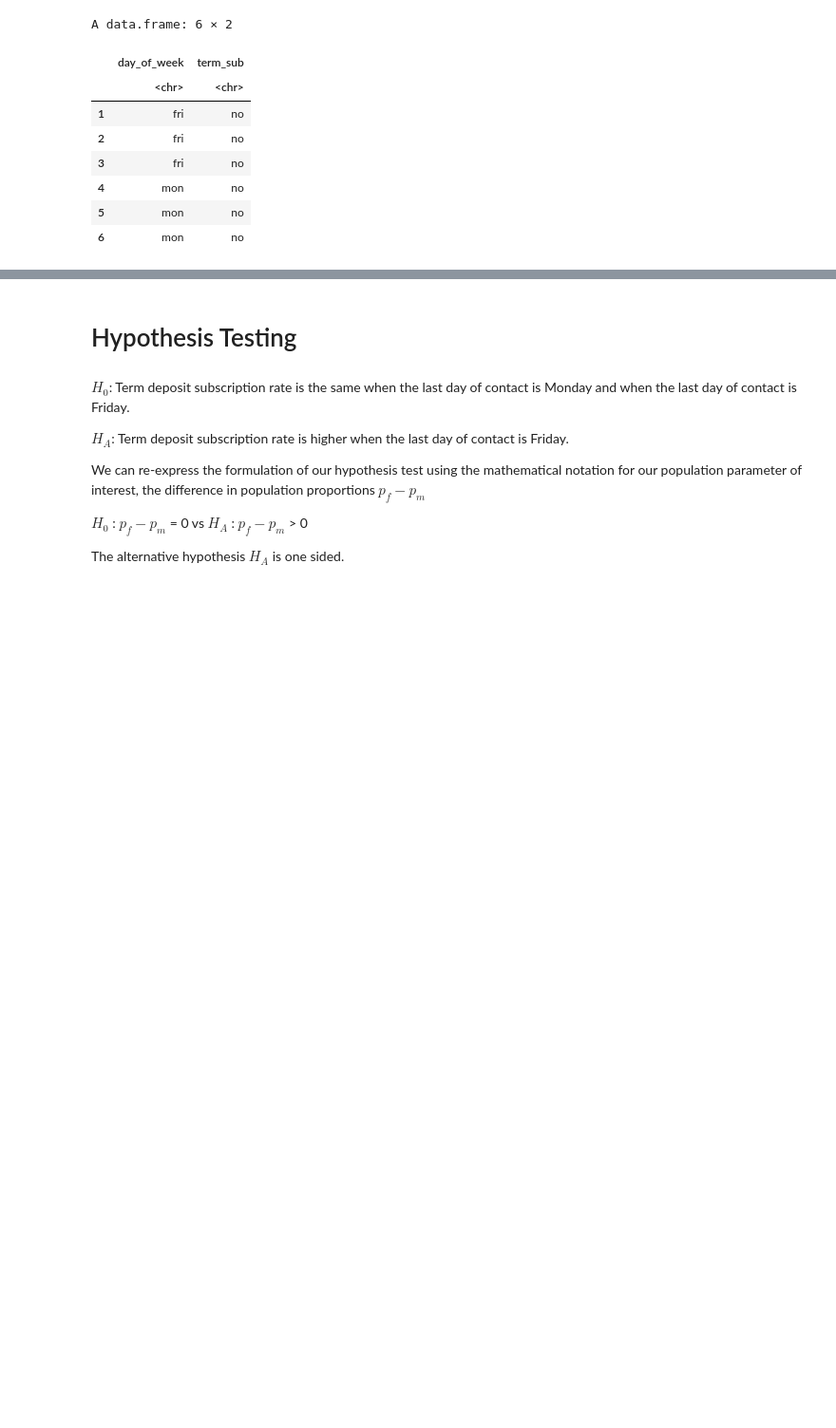
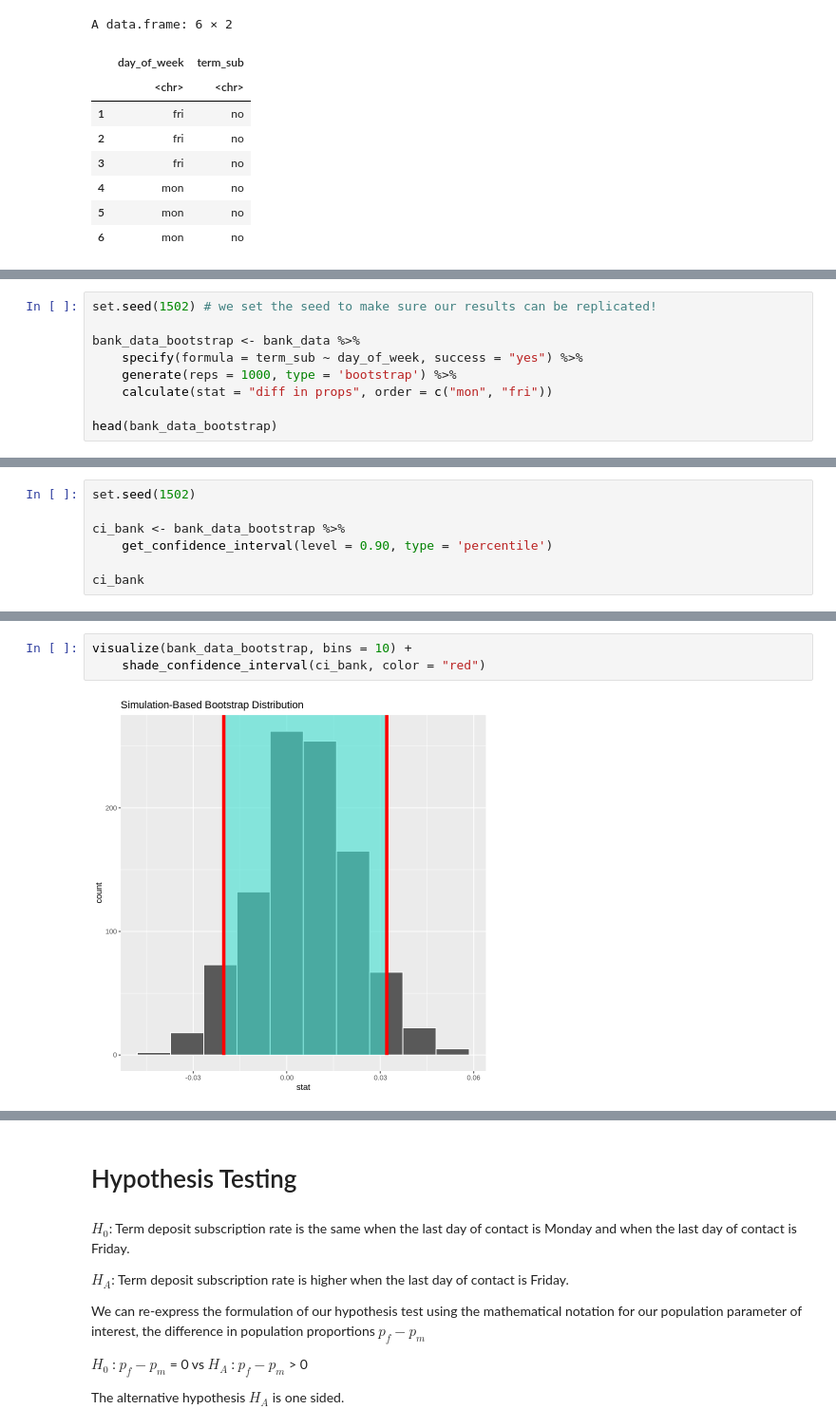
Before and after one commit to celike1/STAT201-Project, a Jupyter notebook: eda.ipynb, the cells around one changed output, grey strips where cells are left out. Shown at 95% size. Saved outputs shown, nothing was run; the diff lists cells and outputs as text; blank space fills up the shorter version.

Commit message:
added standard deviation calc and changed the graphs and method of calculating with the formula

```diff
--- a/eda.ipynb
+++ b/eda.ipynb
@@ -349,0 +223,9 @@ With these two plots, we can better visualize the proportion of "yes" responses
+# %%
+set.seed(1502) # we set the seed to make sure our results can be replicated!
+
+bank_data_bootstrap <- bank_data %>%
+    specify(formula = term_sub ~ day_of_week, success = "yes") %>%
+    generate(reps = 1000, type = 'bootstrap') %>%
+    calculate(stat = "diff in props", order = c("mon", "fri"))
+
+head(bank_data_bootstrap)
@@ -349,0 +246,7 @@ With these two plots, we can better visualize the proportion of "yes" responses
+# %%
+set.seed(1502)
+
+ci_bank <- bank_data_bootstrap %>%
+    get_confidence_interval(level = 0.90, type = 'percentile')
+
+ci_bank
@@ -349,0 +260,5 @@ With these two plots, we can better visualize the proportion of "yes" responses
+# %%
+visualize(bank_data_bootstrap, bins = 10) +
+    shade_confidence_interval(ci_bank, color = "red")
+# %% [output]
+[figure, added]
```
Also changed, not shown: parts of 22 cells of this notebook.
